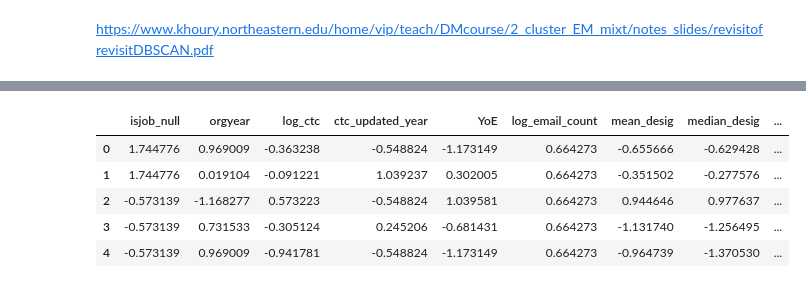
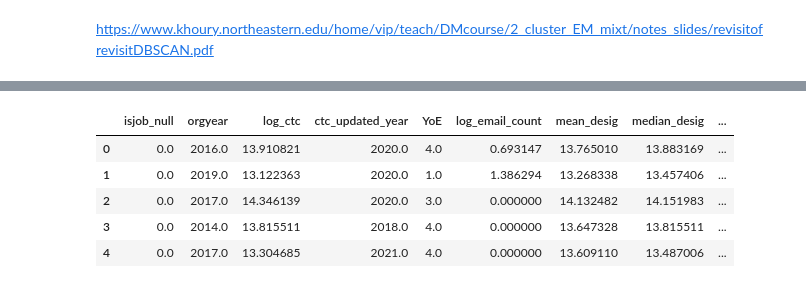
Before and after one commit to madhavpro3/DSML_casestudies, a Jupyter notebook: clustering.ipynb, the cells around one changed output, grey strips where cells are left out. Drawn from its saved outputs; the diff is of its cells as text; code cells hidden in the pictures.

```diff
--- a/clustering.ipynb
+++ b/clustering.ipynb
@@ -437,7 +530,7 @@ Text(0.5, 1.0, 'UMAP using a subset of data')
 # %% [markdown]
 # Clustering
 # %%
-KMeansobj=[KMeans(n_clusters=i).fit(X_sm) for i in range(1,10)]
+KMeansobj=[KMeans(n_clusters=i).fit(X_scaled) for i in range(1,10)]
 
 WCSS=[Kobj.inertia_ for Kobj in KMeansobj]
 # %%
@@ -542,0 +706,23 @@ df_sm['dbscan_labels']=dbscan.labels_
+# %%
+df['kmeans_labels']=KMeansobj[3].labels_
+
+plt.figure(figsize=(20,6))
+
+plt.subplot(1,5,1)
+sns.boxplot(data=df,x='kmeans_labels',y='log_ctc')
+
+plt.subplot(1,5,2)
+sns.boxplot(data=df,x='kmeans_labels',y='YoE')
+
+plt.subplot(1,5,3)
+sns.boxplot(data=df,x='kmeans_labels',y='log_company_count')
+
+plt.subplot(1,5,4)
+sns.boxplot(data=df,x='kmeans_labels',y='log_job_count')
+
+plt.subplot(1,5,5)
+sns.boxplot(data=df,x='kmeans_labels',y='log_email_count')
+
+plt.suptitle('KMeans clustering')
+plt.tight_layout()
+plt.show()
@@ -543,9 +746,9 @@ df_sm['dbscan_labels']=dbscan.labels_
 # %%
-df_sm.head()
+df.head()
 # %% [output]
 |  | isjob_null | orgyear | log_ctc | ctc_updated_year | YoE | log_email_count | mean_desig | median_desig | ... |
-| 0 | 1.744776 | 0.969009 | -0.363238 | -0.548824 | -1.173149 | 0.664273 | -0.655666 | -0.629428 | ... |
-| 1 | 1.744776 | 0.019104 | -0.091221 | 1.039237 | 0.302005 | 0.664273 | -0.351502 | -0.277576 | ... |
-| 2 | -0.573139 | -1.168277 | 0.573223 | -0.548824 | 1.039581 | 0.664273 | 0.944646 | 0.977637 | ... |
-| 3 | -0.573139 | 0.731533 | -0.305124 | 0.245206 | -0.681431 | 0.664273 | -1.131740 | -1.256495 | ... |
-| 4 | -0.573139 | 0.969009 | -0.941781 | -0.548824 | -1.173149 | 0.664273 | -0.964739 | -1.370530 | ... |
+| 0 | 0.0 | 2016.0 | 13.910821 | 2020.0 | 4.0 | 0.693147 | 13.765010 | 13.883169 | ... |
+| 1 | 0.0 | 2019.0 | 13.122363 | 2020.0 | 1.0 | 1.386294 | 13.268338 | 13.457406 | ... |
+| 2 | 0.0 | 2017.0 | 14.346139 | 2020.0 | 3.0 | 0.000000 | 14.132482 | 14.151983 | ... |
+| 3 | 0.0 | 2014.0 | 13.815511 | 2018.0 | 4.0 | 0.000000 | 13.647328 | 13.815511 | ... |
+| 4 | 0.0 | 2017.0 | 13.304685 | 2021.0 | 4.0 | 0.000000 | 13.609110 | 13.487006 | ... |
```
Also changed, not shown: parts of 74 cells of this notebook.
